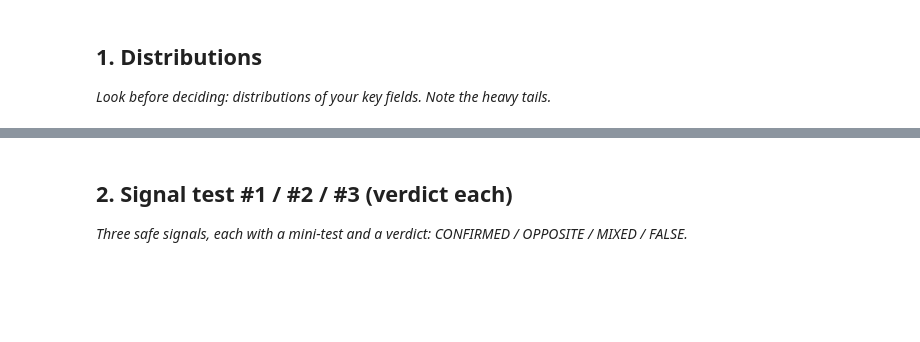
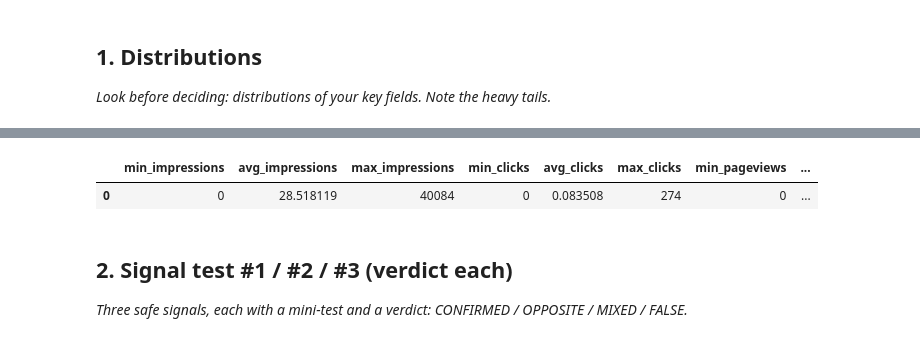
Before and after one commit to omi290/flyrank-ml-internship, a Jupyter notebook: work/notebooks/w04_signal_audit.ipynb, the cells around one changed output, grey strips where cells are left out. Drawn from its saved outputs; the diff is of its cells as text; code cells hidden in the pictures; blank space fills up the shorter version.

```diff
--- a/work/notebooks/w04_signal_audit.ipynb
+++ b/work/notebooks/w04_signal_audit.ipynb
@@ -16,3 +59,23 @@ This skeleton is yours to fill. Work the sections **in order** — each one has
+# %%
+db.sql("""
+SELECT
+MIN(gsc_impressions) AS min_impressions,
+AVG(gsc_impressions) AS avg_impressions,
+MAX(gsc_impressions) AS max_impressions,
+
+MIN(gsc_clicks) AS min_clicks,
+AVG(gsc_clicks) AS avg_clicks,
+MAX(gsc_clicks) AS max_clicks,
+
+MIN(ga4_pageviews) AS min_pageviews,
+AVG(ga4_pageviews) AS avg_pageviews,
+MAX(ga4_pageviews) AS max_pageviews
+
+FROM march_data
+""").df()
+# %% [output]
+|  | min_impressions | avg_impressions | max_impressions | min_clicks | avg_clicks | max_clicks | min_pageviews | ... |
+| 0 | 0 | 28.518119 | 40084 | 0 | 0.083508 | 274 | 0 | ... |
 # %% [markdown]
 ## 2. Signal test #1 / #2 / #3 (verdict each)
 
```
Also changed, not shown: parts of 15 cells of this notebook.
